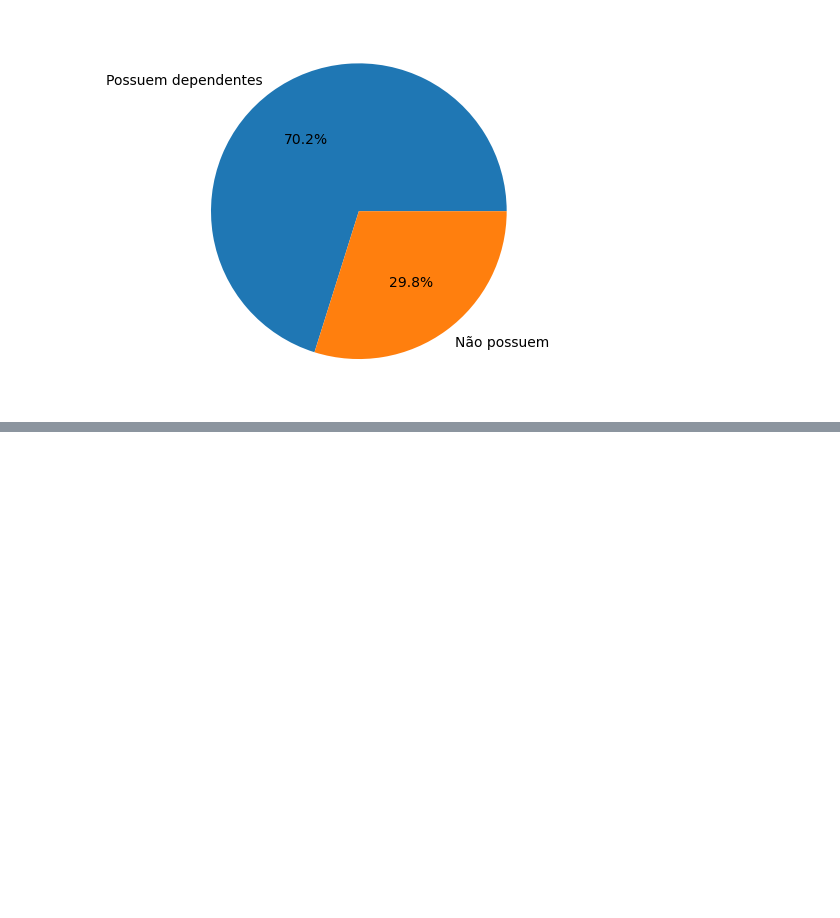
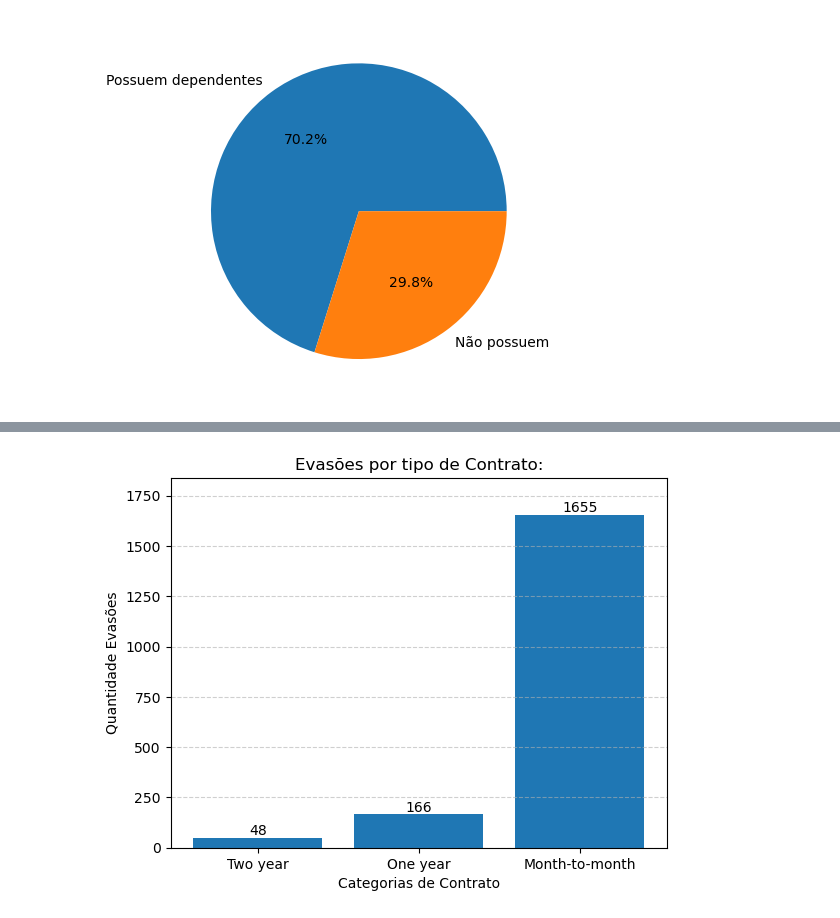
Before and after one commit to Megalonnix/ChallengeTelecomX, a Jupyter notebook: TelecomX_BR2.ipynb, the cells around one changed output, grey strips where cells are left out. Drawn from its saved outputs; the diff is of its cells as text; code cells hidden in the pictures; blank space fills up the shorter version.

Commit message:
Observando evasões

```diff
--- a/TelecomX_BR2.ipynb
+++ b/TelecomX_BR2.ipynb
@@ -370,0 +386,18 @@ showPorcentagemGrupo(
+# %%
+dict_analise = pd.DataFrame({
+    'Tipos_Contrato': list(df['Contract']),
+    'Evasoes': list(df['Churn'])
+})
+# %%
+dict_analise['Evasoes'] = dict_analise['Evasoes'].map({
+    'Yes':1,
+    'No': 0
+})
+# %%
+evasoes_por_contrato = dict_analise\
+    .groupby('Tipos_Contrato')['Evasoes']\
+    .sum()\
+    .sort_values()
+# %%
+df_evasoes = pd.DataFrame(evasoes_por_contrato)
+df_evasoes
@@ -370,0 +410,27 @@ showPorcentagemGrupo(
+# %%
+# plt.figure(figsize=(6,4))
+# evasoes_por_contrato.plot(
+#          kind='bar')
+
+categorias = list(df_evasoes.index)
+valores = [vl for vl in df_evasoes['Evasoes']]
+
+plt.bar(categorias, valores)
+
+plt.title('Evasões por tipo de Contrato:')
+plt.xlabel('Categorias de Contrato')
+plt.ylabel('Quantidade Evasões')
+
+for i, vlr in enumerate(valores):
+    plt.text(
+        i,
+        vlr,
+        f'{vlr}',
+        ha='center',
+        va='bottom')
+
+plt.grid(axis='y', linestyle='--', alpha=0.6)
+plt.ylim(0, max(valores) * 1.11)
+plt.show()
+# %% [output]
+[figure, added]
```
Also changed, not shown: parts of 5 cells of this notebook.
